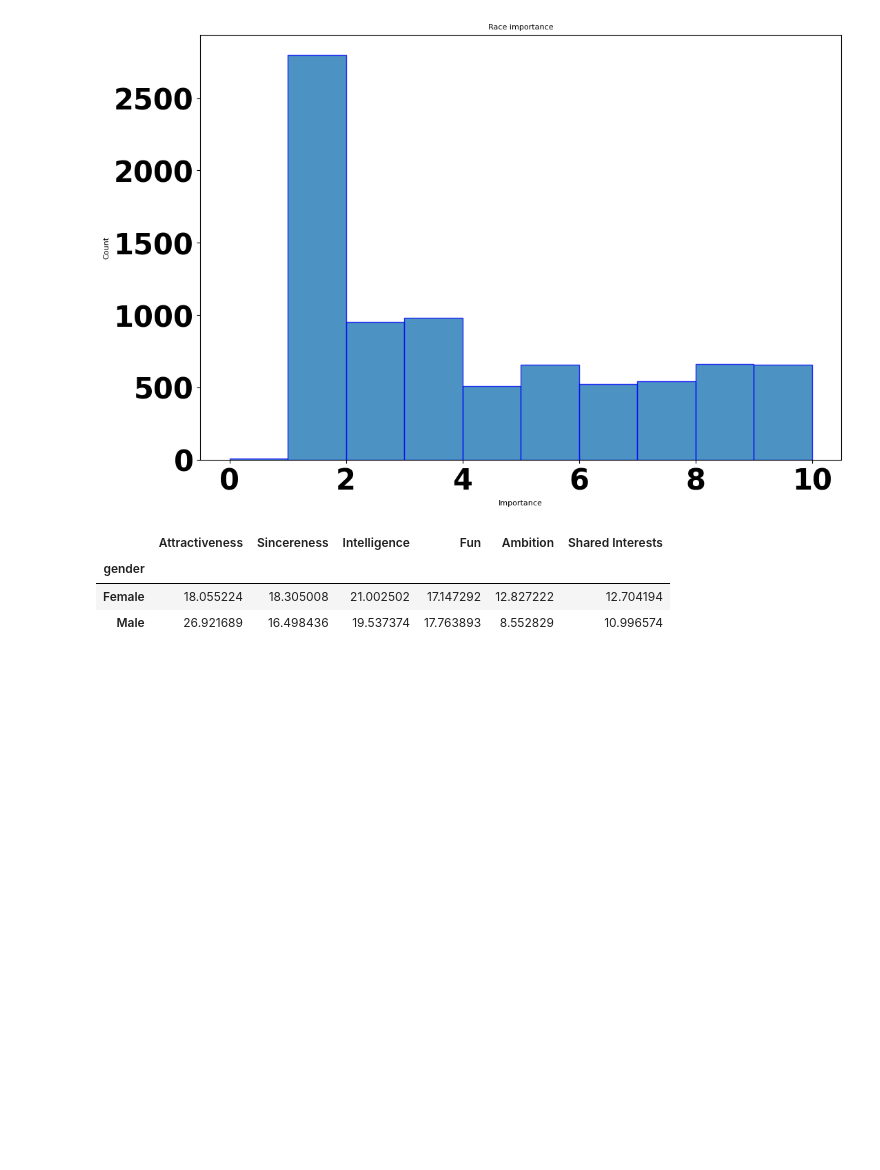
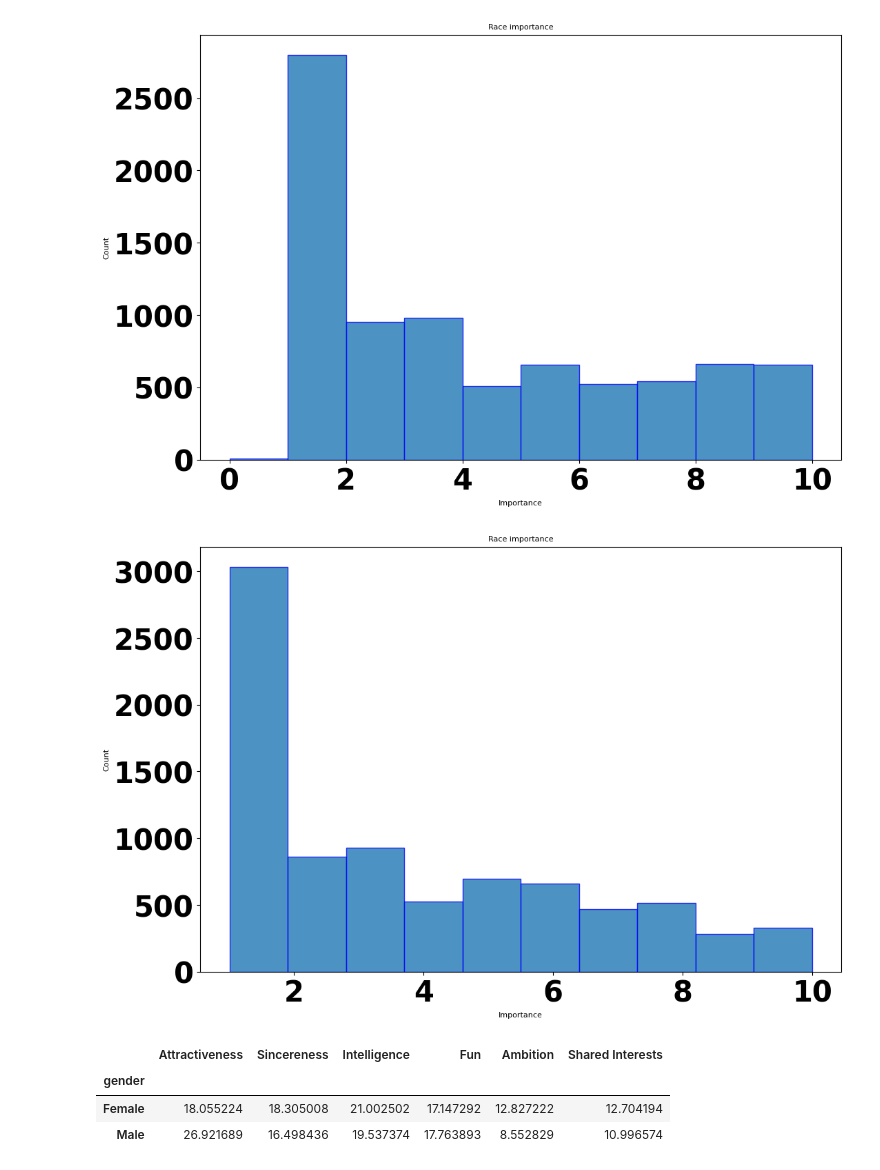
Before and after one commit to dafrd/speed-dating, a Jupyter notebook: analyze.ipynb, the cells around one changed output. Cells and saved outputs as stored; diff of their text form; code cells hidden in the pictures; blank space fills up the shorter version.

Commit message:
Race + Religion

```diff
--- a/analyze.ipynb
+++ b/analyze.ipynb
@@ -174,6 +174,14 @@ ax.set_ylabel('Count', fontsize=8)
 ax.grid(False)
 # %% [output]
 [figure]
+# %%
+ax = df.imprelig.hist(bins=10, figsize=(12,8), edgecolor='blue', alpha=0.8)
+ax.set_title('Race importance', fontsize=8)
+ax.set_xlabel('Importance',fontsize=8)
+ax.set_ylabel('Count', fontsize=8)
+ax.grid(False)
+# %% [output]
+[figure, added]
 # %%
 #Split now the dataframe per gender
 
```
Also changed, not shown: parts of 3 cells of this notebook.
